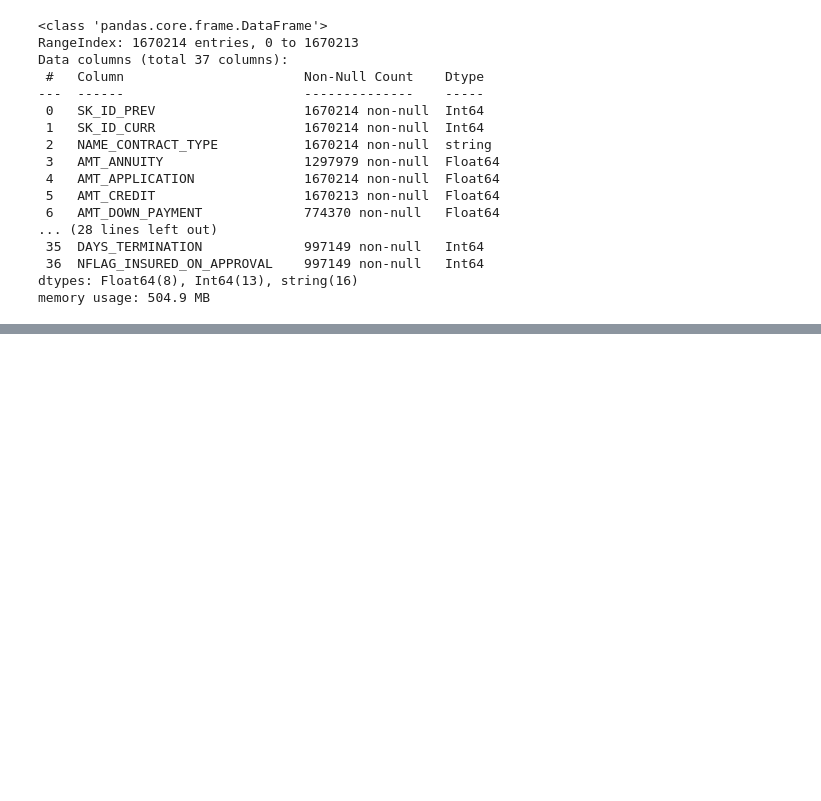
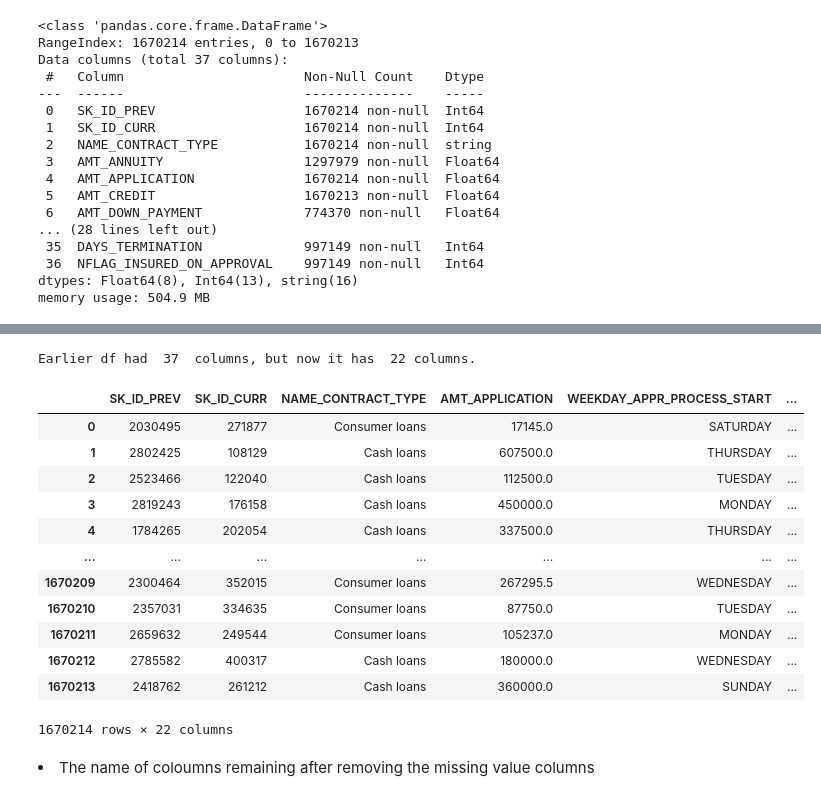
Before and after one commit to vivekkum-ar/Credit-appraisal-Banking-EDA, a Jupyter notebook: Bank Credit Appraisal EDA.ipynb, the cells around one changed output, grey strips where cells are left out. Saved outputs shown, nothing was run; the diff lists cells and outputs as text; code cells hidden in the pictures; blank space fills up the shorter version.

```diff
--- a/Bank Credit Appraisal EDA.ipynb
+++ b/Bank Credit Appraisal EDA.ipynb
@@ -150,0 +208,2 @@ memory usage: 504.9 MB
+# %%
+df_prev_application['NAME_TYPE_SUITE'].fillna(df_prev_application.NAME_TYPE_SUITE.mode()[0], inplace=True)
@@ -150,0 +224,7 @@ memory usage: 504.9 MB
+# %%
+missing50_in_prev = pd.DataFrame(columns=['column_name','percentage'])
+for col in df_prev_application.columns:
+    if df_prev_application[col].isna().values.any():
+        percentage = 100*df_prev_application[col].isna().sum()/df_prev_application.shape[0]
+        missing50_in_prev = missing50_in_prev.append({'column_name' : col, 'percentage' : percentage}, ignore_index=True)
+print("Number of columns having missing values more than 50% :",missing50_in_prev[missing50_in_prev.percentage >= 50].count()[1],"\n\n",missing50_in_prev[missing50_in_prev.percentage >= 50])
@@ -150,0 +268,21 @@ memory usage: 504.9 MB
+# %%
+df_prev_application2 = df_prev_application.drop(missing50_in_prev.column_name,axis=1)
+print("Earlier df had ",df_prev_application.shape[1]," columns, but now it has ",df_prev_application2.shape[1],"columns.")
+df_prev_application2
+# %% [output]
+Earlier df had  37  columns, but now it has  22 columns.
+|  | SK_ID_PREV | SK_ID_CURR | NAME_CONTRACT_TYPE | AMT_APPLICATION | WEEKDAY_APPR_PROCESS_START | ... |
+| 0 | 2030495 | 271877 | Consumer loans | 17145.0 | SATURDAY | ... |
+| 1 | 2802425 | 108129 | Cash loans | 607500.0 | THURSDAY | ... |
+| 2 | 2523466 | 122040 | Cash loans | 112500.0 | TUESDAY | ... |
+| 3 | 2819243 | 176158 | Cash loans | 450000.0 | MONDAY | ... |
+| 4 | 1784265 | 202054 | Cash loans | 337500.0 | THURSDAY | ... |
+| ... | ... | ... | ... | ... | ... | ... |
+| 1670209 | 2300464 | 352015 | Consumer loans | 267295.5 | WEDNESDAY | ... |
+| 1670210 | 2357031 | 334635 | Consumer loans | 87750.0 | TUESDAY | ... |
+| 1670211 | 2659632 | 249544 | Consumer loans | 105237.0 | MONDAY | ... |
+| 1670212 | 2785582 | 400317 | Cash loans | 180000.0 | WEDNESDAY | ... |
+| 1670213 | 2418762 | 261212 | Cash loans | 360000.0 | SUNDAY | ... |
+1670214 rows × 22 columns
+# %% [markdown]
+<li> The name of coloumns remaining after removing the missing value columns</li>
```
Also changed, not shown: parts of 12 cells of this notebook.
